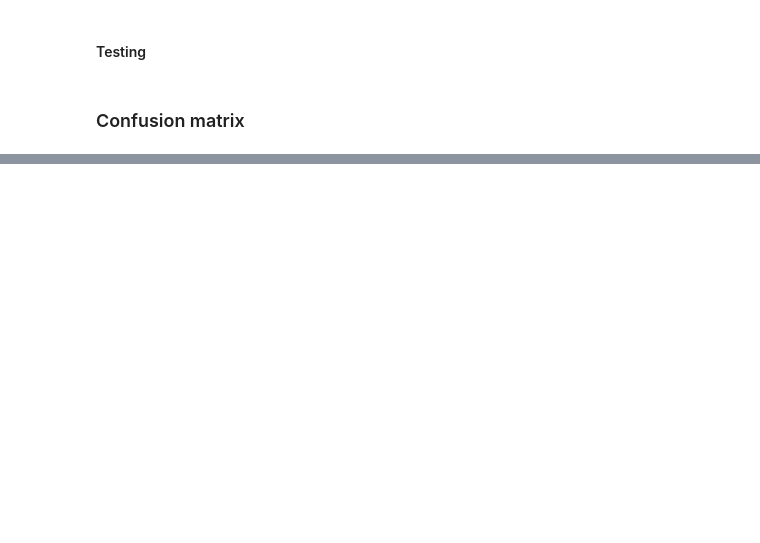
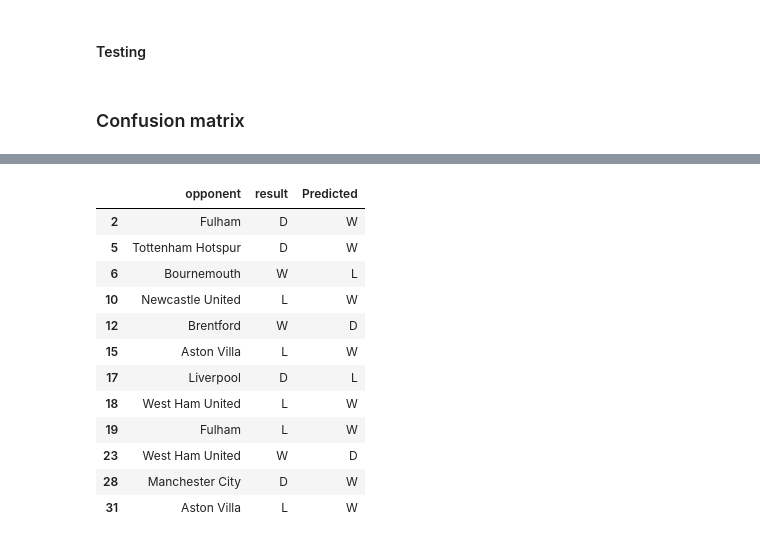
Before and after one commit to taiphanvan2k3/FootballPredict, a Jupyter notebook: src/train_model/Arsenal/testing_clustered.ipynb, the cells around one changed output, grey strips where cells are left out. Drawn from its saved outputs; the diff is of its cells as text; code cells hidden in the pictures; blank space fills up the shorter version.

```diff
--- a/src/train_model/Arsenal/testing_clustered.ipynb
+++ b/src/train_model/Arsenal/testing_clustered.ipynb
@@ -370,2 +352,24 @@ plt.show()
 # %%
 results_df = pd.DataFrame(test_df["Predicted"] == test_df["result"], columns=["Correct"])
+# %%
+df_results = pd.read_csv('test_results.csv')
+
+mismatched_df = df_results[df_results['result'] != df_results['Predicted']]
+
+display_df = mismatched_df[["opponent", "result", "Predicted"]]
+
+display_df
+# %% [output]
+|  | opponent | result | Predicted |
+| 2 | Fulham | D | W |
+| 5 | Tottenham Hotspur | D | W |
+| 6 | Bournemouth | W | L |
+| 10 | Newcastle United | L | W |
+| 12 | Brentford | W | D |
+| 15 | Aston Villa | L | W |
+| 17 | Liverpool | D | L |
+| 18 | West Ham United | L | W |
+| 19 | Fulham | L | W |
+| 23 | West Ham United | W | D |
+| 28 | Manchester City | D | W |
+| 31 | Aston Villa | L | W |
```
Also changed, not shown: parts of 27 cells of this notebook, 13 other files.
